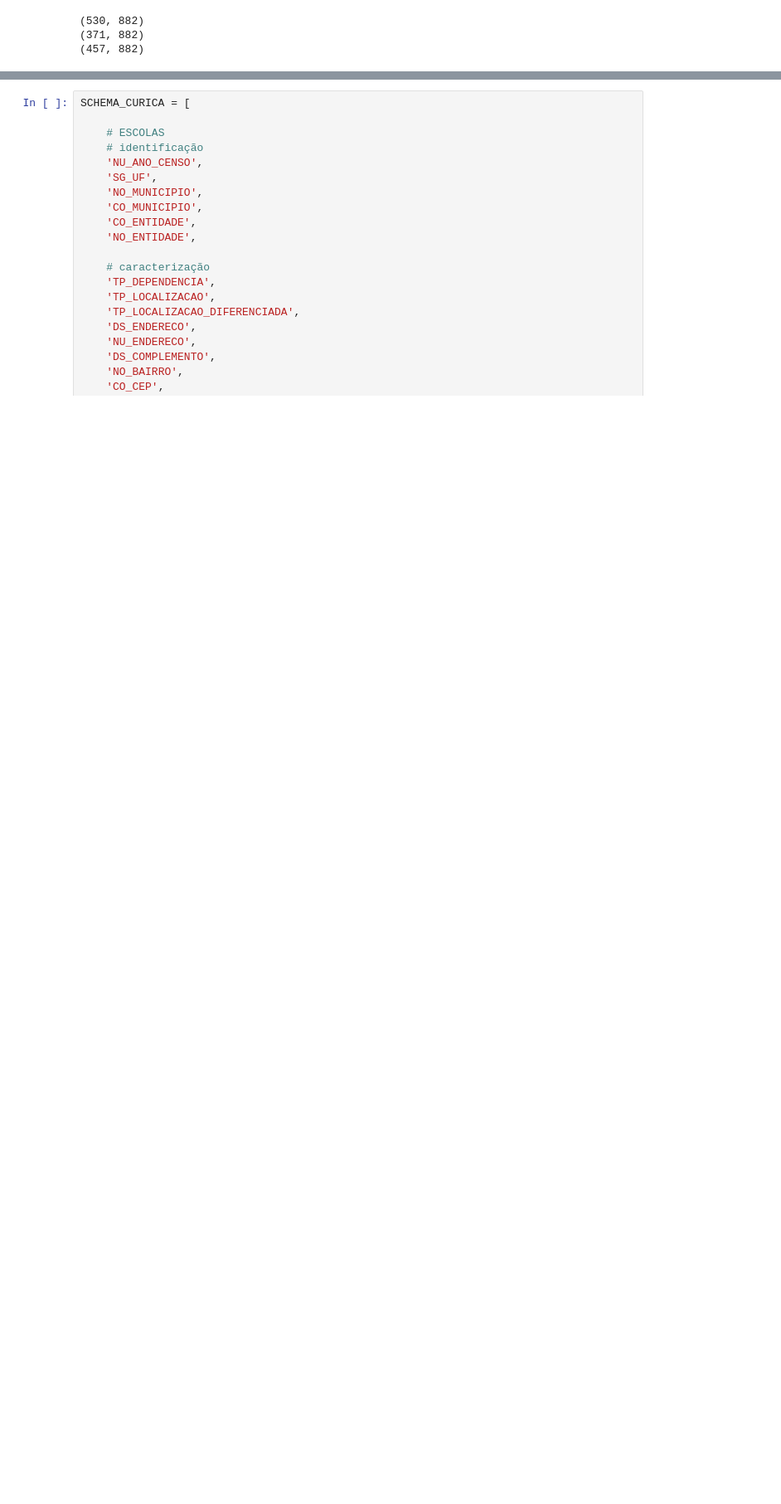
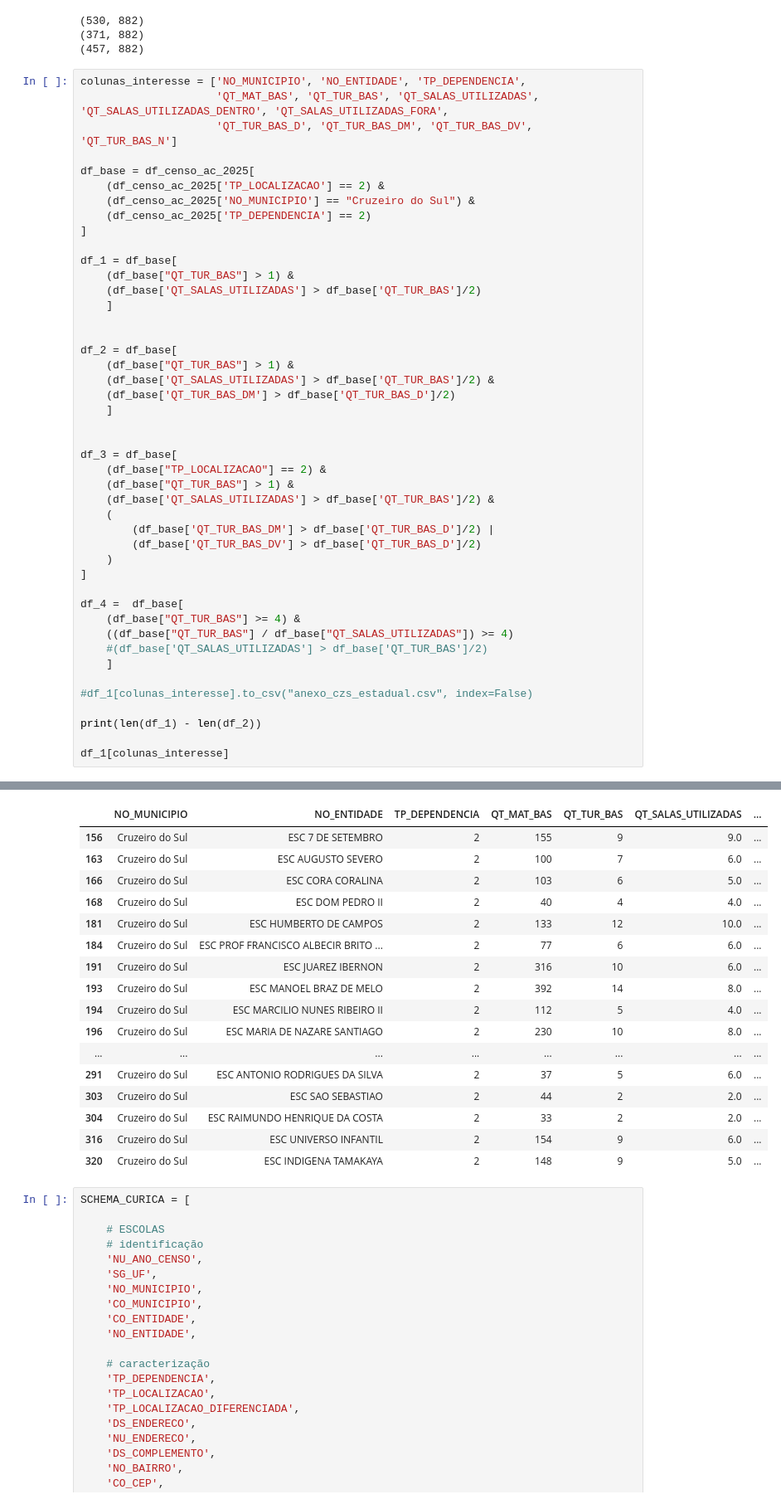
Before and after one commit to obs-curica/curica_etl_censo_escolar, a Jupyter notebook: etl_censo.ipynb, the cells around one changed output, grey strips where cells are left out. Shown at 83% size. Drawn from its saved outputs; the diff is of its cells as text; blank space fills up the shorter version.

Commit message:
inicio da criacao de pipeline para deteccao de anexos.

```diff
--- a/etl_censo.ipynb
+++ b/etl_censo.ipynb
@@ -510,3 +516,49 @@ print(df_3.shape)
 (530, 882)
 (371, 882)
 (457, 882)
+# %%
+colunas_interesse = ['NO_MUNICIPIO', 'NO_ENTIDADE', 'TP_DEPENDENCIA',
+                     'QT_MAT_BAS', 'QT_TUR_BAS', 'QT_SALAS_UTILIZADAS', 'QT_SALAS_UTILIZADAS_DENTRO', 'QT_SALAS_UTILIZADAS_FORA',
+                     'QT_TUR_BAS_D', 'QT_TUR_BAS_DM', 'QT_TUR_BAS_DV', 'QT_TUR_BAS_N']
+
+df_base = df_censo_ac_2025[
+    (df_censo_ac_2025['TP_LOCALIZACAO'] == 2) &
+    (df_censo_ac_2025['NO_MUNICIPIO'] == "Cruzeiro do Sul") &
+    (df_censo_ac_2025['TP_DEPENDENCIA'] == 2)
+]
+
+df_1 = df_base[
+    (df_base["QT_TUR_BAS"] > 1) &
+    (df_base['QT_SALAS_UTILIZADAS'] > df_base['QT_TUR_BAS']/2)
+    ]
+
+
+df_2 = df_base[
+    (df_base["QT_TUR_BAS"] > 1) &
+    (df_base['QT_SALAS_UTILIZADAS'] > df_base['QT_TUR_BAS']/2) &
+    (df_base['QT_TUR_BAS_DM'] > df_base['QT_TUR_BAS_D']/2)
+    ]
+
+
+df_3 = df_base[
+    (df_base["TP_LOCALIZACAO"] == 2) &
+    (df_base["QT_TUR_BAS"] > 1) &
+    (df_base['QT_SALAS_UTILIZADAS'] > df_base['QT_TUR_BAS']/2) &
+    (
+        (df_base['QT_TUR_BAS_DM'] > df_base['QT_TUR_BAS_D']/2) |
+        (df_base['QT_TUR_BAS_DV'] > df_base['QT_TUR_BAS_D']/2)
+    )
+]
+
+df_4 =  df_base[
+    (df_base["QT_TUR_BAS"] >= 4) &
+    ((df_base["QT_TUR_BAS"] / df_base["QT_SALAS_UTILIZADAS"]) >= 4)
+    #(df_base['QT_SALAS_UTILIZADAS'] > df_base['QT_TUR_BAS']/2)
+    ]
+
+#df_1[colunas_interesse].to_csv("anexo_czs_estadual.csv", index=False)
+
+print(len(df_1) - len(df_2))
+
+df_1[colunas_interesse]
+# %% [output]
@@ -513,3 +566,20 @@ print(df_3.shape)
+|  | NO_MUNICIPIO | NO_ENTIDADE | TP_DEPENDENCIA | QT_MAT_BAS | QT_TUR_BAS | QT_SALAS_UTILIZADAS | ... |
+| 156 | Cruzeiro do Sul | ESC 7 DE SETEMBRO | 2 | 155 | 9 | 9.0 | ... |
+| 163 | Cruzeiro do Sul | ESC AUGUSTO SEVERO | 2 | 100 | 7 | 6.0 | ... |
+| 166 | Cruzeiro do Sul | ESC CORA CORALINA | 2 | 103 | 6 | 5.0 | ... |
+| 168 | Cruzeiro do Sul | ESC DOM PEDRO II | 2 | 40 | 4 | 4.0 | ... |
+| 181 | Cruzeiro do Sul | ESC HUMBERTO DE CAMPOS | 2 | 133 | 12 | 10.0 | ... |
+| 184 | Cruzeiro do Sul | ESC PROF FRANCISCO ALBECIR BRITO ... | 2 | 77 | 6 | 6.0 | ... |
+| 191 | Cruzeiro do Sul | ESC JUAREZ IBERNON | 2 | 316 | 10 | 6.0 | ... |
+| 193 | Cruzeiro do Sul | ESC MANOEL BRAZ DE MELO | 2 | 392 | 14 | 8.0 | ... |
+| 194 | Cruzeiro do Sul | ESC MARCILIO NUNES RIBEIRO II | 2 | 112 | 5 | 4.0 | ... |
+| 196 | Cruzeiro do Sul | ESC MARIA DE NAZARE SANTIAGO | 2 | 230 | 10 | 8.0 | ... |
+| ... | ... | ... | ... | ... | ... | ... | ... |
+| 291 | Cruzeiro do Sul | ESC ANTONIO RODRIGUES DA SILVA | 2 | 37 | 5 | 6.0 | ... |
+| 303 | Cruzeiro do Sul | ESC SAO SEBASTIAO | 2 | 44 | 2 | 2.0 | ... |
+| 304 | Cruzeiro do Sul | ESC RAIMUNDO HENRIQUE DA COSTA | 2 | 33 | 2 | 2.0 | ... |
+| 316 | Cruzeiro do Sul | ESC UNIVERSO INFANTIL | 2 | 154 | 9 | 6.0 | ... |
+| 320 | Cruzeiro do Sul | ESC INDIGENA TAMAKAYA | 2 | 148 | 9 | 5.0 | ... |
 # %%
 SCHEMA_CURICA = [
 
```
Also changed, not shown: parts of 3 cells of this notebook, 2 other files.
